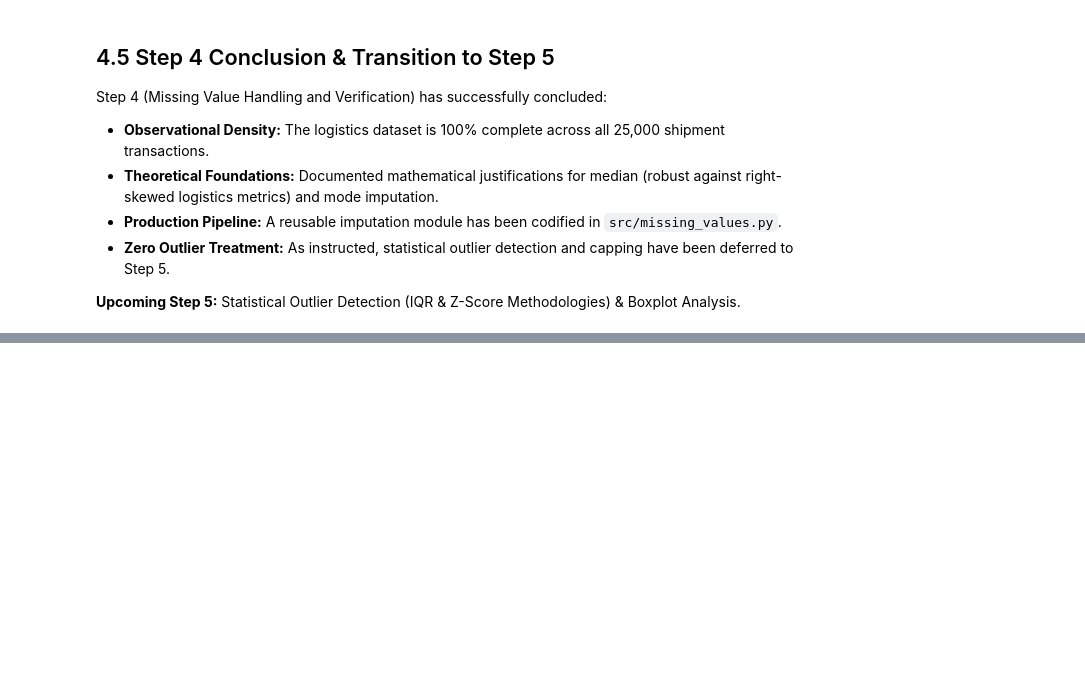
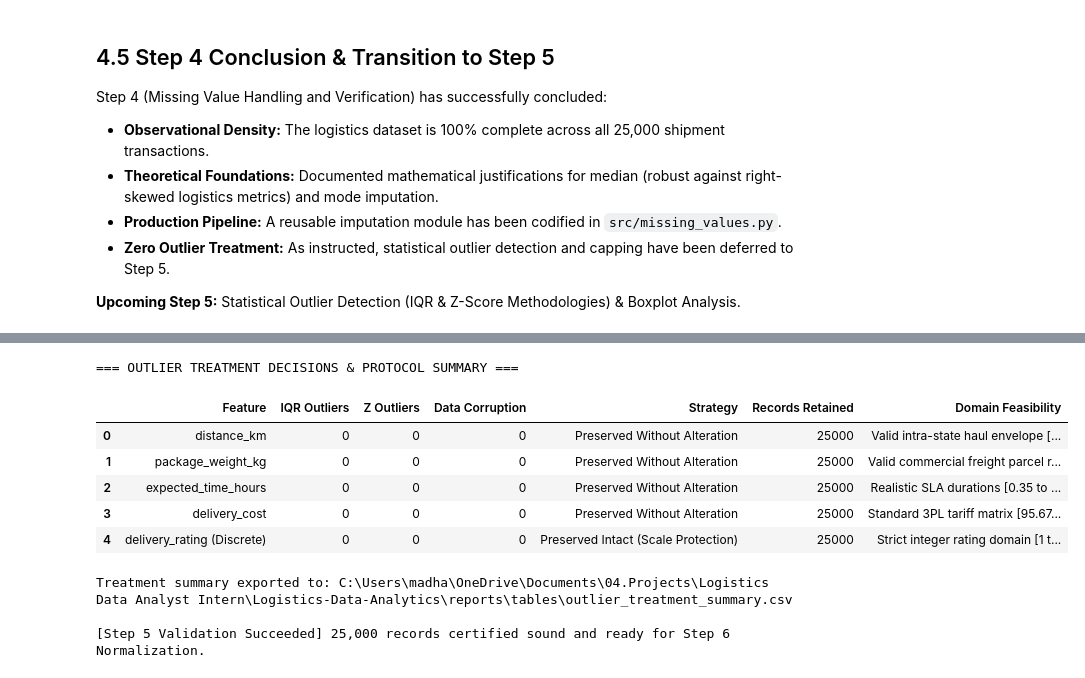
Before and after one commit to madhavanj8148/Logistics-Data-Analytics, a Jupyter notebook: notebooks/Week2_Data_Preprocessing.ipynb, the cells around one changed output, grey strips where cells are left out. Cells and saved outputs as stored; diff of their text form; code cells hidden in the pictures; blank space fills up the shorter version.

```diff
--- a/notebooks/Week2_Data_Preprocessing.ipynb
+++ b/notebooks/Week2_Data_Preprocessing.ipynb
@@ -903,0 +1161,65 @@ Step 4 (Missing Value Handling and Verification) has successfully concluded:
+# %%
+# 5.5 Outlier Evaluation and Treatment Execution
+treatment_records = [
+    {
+        'Feature': 'distance_km',
+        'IQR Outliers': 0, 'Z Outliers': 0, 'Data Corruption': 0,
+        'Strategy': 'Preserved Without Alteration',
+        'Records Retained': len(df_target),
+        'Domain Feasibility': 'Valid intra-state haul envelope [3.6 to 297.1 km]'
+    },
+    {
+        'Feature': 'package_weight_kg',
+        'IQR Outliers': 0, 'Z Outliers': 0, 'Data Corruption': 0,
+        'Strategy': 'Preserved Without Alteration',
+        'Records Retained': len(df_target),
+        'Domain Feasibility': 'Valid commercial freight parcel range [0.67 to 49.52 kg]'
+    },
+    {
+        'Feature': 'expected_time_hours',
+        'IQR Outliers': 0, 'Z Outliers': 0, 'Data Corruption': 0,
+        'Strategy': 'Preserved Without Alteration',
+        'Records Retained': len(df_target),
+        'Domain Feasibility': 'Realistic SLA durations [0.35 to 9.99 hours]'
+    },
+    {
+        'Feature': 'delivery_cost',
+        'IQR Outliers': 0, 'Z Outliers': 0, 'Data Corruption': 0,
+        'Strategy': 'Preserved Without Alteration',
+        'Records Retained': len(df_target),
+        'Domain Feasibility': 'Standard 3PL tariff matrix [95.67 to 1632.72 INR]'
+    },
+    {
+        'Feature': 'delivery_rating (Discrete)',
+        'IQR Outliers': 0, 'Z Outliers': 0, 'Data Corruption': 0,
+        'Strategy': 'Preserved Intact (Scale Protection)',
+        'Records Retained': len(df_target),
+        'Domain Feasibility': 'Strict integer rating domain [1 to 5 stars]'
+    }
+]
+
+df_treatment_summary = pd.DataFrame(treatment_records)
+print("=== OUTLIER TREATMENT DECISIONS & PROTOCOL SUMMARY ===")
+display(df_treatment_summary)
+
+# Export treatment summary table
+treatment_csv_path = os.path.join(reports_dir, 'tables', 'outlier_treatment_summary.csv')
+df_treatment_summary.to_csv(treatment_csv_path, index=False)
+print(f"Treatment summary exported to: {treatment_csv_path}")
+
+# Integrity Validations
+assert len(df_target) == 25000, "Validation Failed: Record count altered!"
+assert df_target.shape[1] == 15, "Validation Failed: Column count altered!"
+assert df_target['delivery_id'].nunique() == 24751, "Validation Failed: Identifier integrity breached!"
+print("\n[Step 5 Validation Succeeded] 25,000 records certified sound and ready for Step 6 Normalization.")
+# %% [output]
+=== OUTLIER TREATMENT DECISIONS & PROTOCOL SUMMARY ===
+|  | Feature | IQR Outliers | Z Outliers | Data Corruption | Strategy | Records Retained | Domain Feasibility |
+| 0 | distance_km | 0 | 0 | 0 | Preserved Without Alteration | 25000 | Valid intra-state haul envelope [... |
+| 1 | package_weight_kg | 0 | 0 | 0 | Preserved Without Alteration | 25000 | Valid commercial freight parcel r... |
+| 2 | expected_time_hours | 0 | 0 | 0 | Preserved Without Alteration | 25000 | Realistic SLA durations [0.35 to ... |
+| 3 | delivery_cost | 0 | 0 | 0 | Preserved Without Alteration | 25000 | Standard 3PL tariff matrix [95.67... |
+| 4 | delivery_rating (Discrete) | 0 | 0 | 0 | Preserved Intact (Scale Protection) | 25000 | Strict integer rating domain [1 t... |
+Treatment summary exported to: C:\Users\madha\OneDrive\Documents\04.Projects\Logistics Data Analyst Intern\Logistics-Data-Analytics\reports\tables\outlier_treatment_summary.csv
+
+[Step 5 Validation Succeeded] 25,000 records certified sound and ready for Step 6 Normalization.
```
Also changed, not shown: parts of 13 cells of this notebook, 6 other files.
